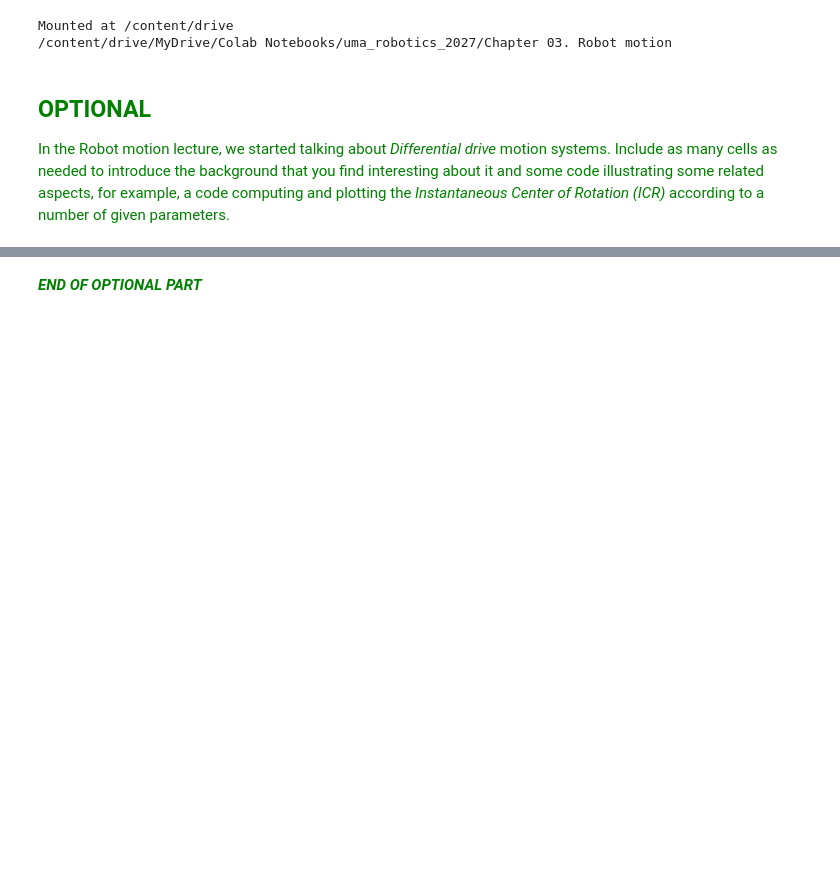
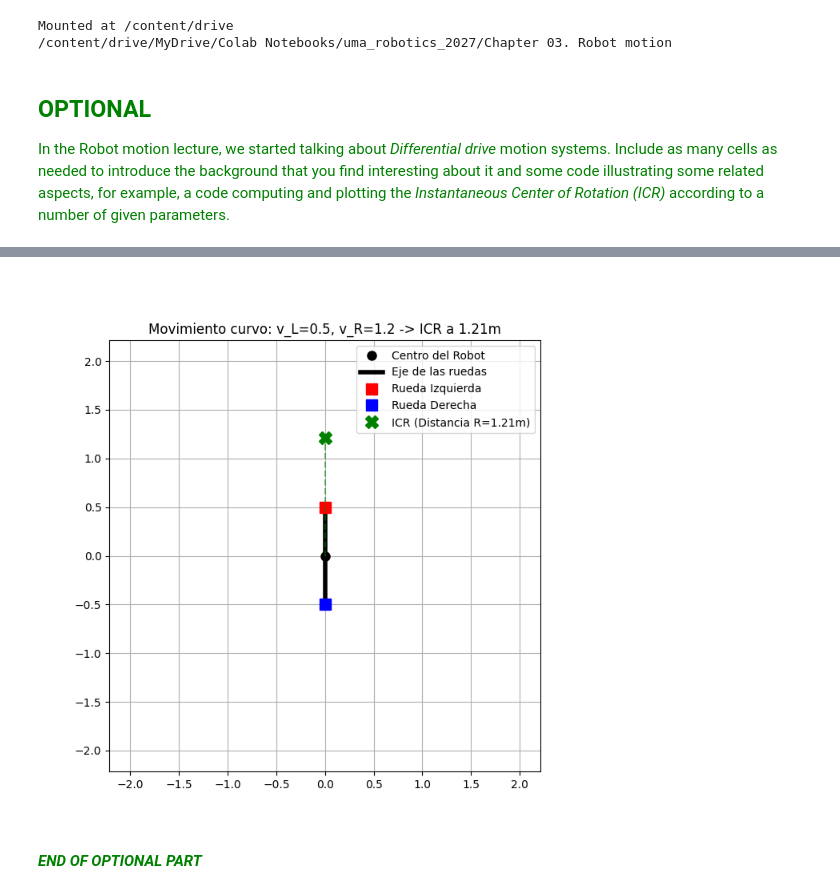
Before and after one commit to MiguelAngelGarciaAvila29/uma_robotics_2027, a Jupyter notebook: Chapter 03. Robot motion/3.1 Motion through pose composition.ipynb, the cells around one changed output, grey strips where cells are left out. Drawn from its saved outputs; the diff is of its cells as text; code cells hidden in the pictures; blank space fills up the shorter version.

```diff
--- a/Chapter 03. Robot motion/3.1 Motion through pose composition.ipynb
+++ b/Chapter 03. Robot motion/3.1 Motion through pose composition.ipynb
@@ -81,3 +91,54 @@ Mounted at /content/drive
+# %%
+import numpy as np
+import matplotlib.pyplot as plt
+
+def plot_icr(v_l, v_r, L):
+    """
+    Calcula y dibuja el ICR dado un sistema diferencial.
+    v_l: Velocidad rueda izquierda
+    v_r: Velocidad rueda derecha
+    L: Distancia entre ruedas (baseline)
+    """
+    # Cálculos cinemáticos básicos
+    v = (v_r + v_l) / 2.0
+    omega = (v_r - v_l) / L
+
+    fig, ax = plt.subplots(figsize=(7, 7))
+
+    # Dibujar la base del robot (asumimos que mira hacia el eje X positivo)
+    ax.plot(0, 0, 'ko', markersize=8, label='Centro del Robot')
+    ax.plot([0, 0], [-L/2, L/2], 'k-', linewidth=4, label='Eje de las ruedas')
+    ax.plot([0], [L/2], 'rs', markersize=10, label='Rueda Izquierda')
+    ax.plot([0], [-L/2], 'bs', markersize=10, label='Rueda Derecha')
+
+    # Evaluar si hay rotación para pintar el ICR
+    if abs(omega) > 1e-6: # Si está girando (omega distinto de 0)
+        R = v / omega
+        # El ICR se sitúa sobre el eje Y (eje de las ruedas) a una distancia R
+        ax.plot(0, R, 'gX', markersize=12, label=f'ICR (Distancia R={R:.2f}m)')
+        ax.plot([0, 0], [0, R], 'g--', alpha=0.5)
+        ax.set_title(f"Movimiento curvo: v_L={v_l}, v_R={v_r} -> ICR a {R:.2f}m")
+
+        # Ajustar los límites de la gráfica dinámicamente para que se vea el ICR
+        limit = max(L, abs(R) + 1)
+        ax.set_xlim(-limit, limit)
+        ax.set_ylim(-limit, limit)
+    else:
+        ax.set_title(f"Línea recta: v_L={v_l}, v_R={v_r} -> ICR en el infinito")
+        ax.set_xlim(-L, L)
+        ax.set_ylim(-L, L)
+
+    ax.grid(True)
+    ax.legend(loc='upper right')
+    ax.set_aspect('equal')
+    plt.show()
+
+# --- PRUEBA DEL CÓDIGO ---
+# Prueba a cambiar estas velocidades para ver cómo se aleja o acerca el ICR.
+# Ejemplo: si pones v_l = -1.0 y v_r = 1.0, verás que el ICR cae justo en el centro (0.0)
+plot_icr(v_l=0.5, v_r=1.2, L=1.0)
+# %% [output]
+[figure, added]
 # %% [markdown]
 <span style="color:green">***END OF OPTIONAL PART***</span>
 # %% [markdown]
```
Also changed, not shown: parts of 4 cells of this notebook.
